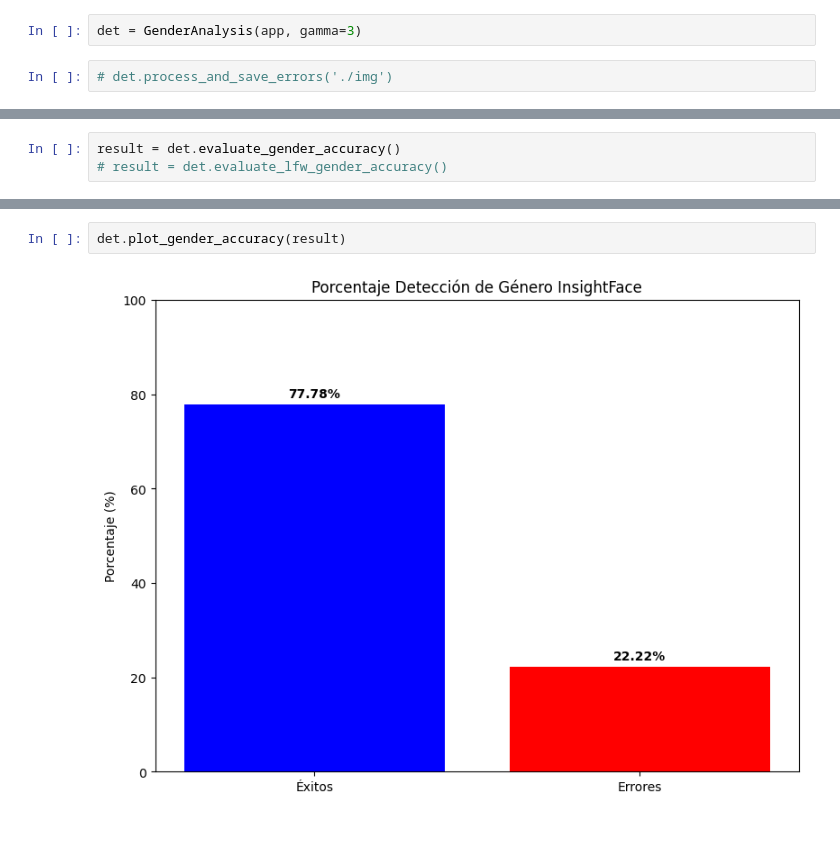
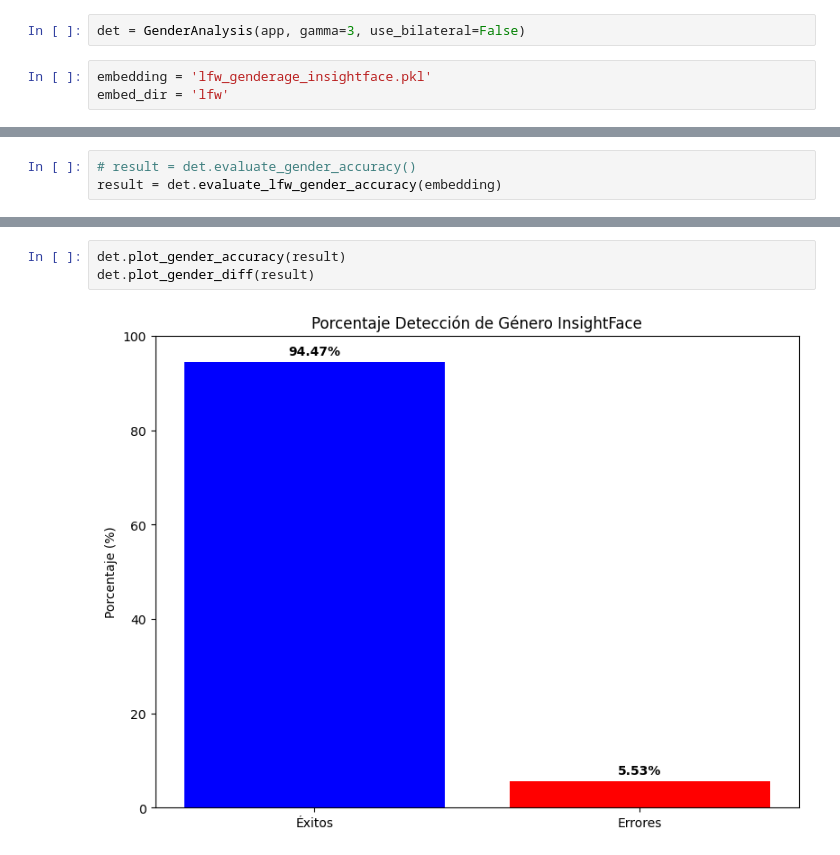
Before and after one commit to lumini-statio/genderage_recognizer, a Jupyter notebook: main.ipynb, the cells around one changed output, grey strips where cells are left out. Cells and saved outputs as stored; diff of their text form.

Commit message:
features: new embeddings, option to change gamma and apply bilateral filter

```diff
--- a/main.ipynb
+++ b/main.ipynb
@@ -19,6 +21,7 @@ set det-size: (240, 240)
 # %%
-det = GenderAnalysis(app, gamma=3)
+det = GenderAnalysis(app, gamma=3, use_bilateral=False)
 # %%
-# det.process_and_save_errors('./img')
+embedding = 'lfw_genderage_insightface.pkl'
+embed_dir = 'lfw'
 # %%
 from pathlib import Path
@@ -33,3 +34,3 @@ data = det.get_all_embeddings('people.pkl')
 # %%
-result = det.evaluate_gender_accuracy()
-# result = det.evaluate_lfw_gender_accuracy()
+# result = det.evaluate_gender_accuracy()
+result = det.evaluate_lfw_gender_accuracy(embedding)
@@ -42,4 +69,5 @@ exitos: 14, errores: 4, pce exitos 77.77777777777779, pce errores 22.22222222222
 # %%
 det.plot_gender_accuracy(result)
+det.plot_gender_diff(result)
 # %% [output]
-[figure, old version]
+[figure, new version]
```
Also changed, not shown: parts of 7 cells of this notebook, 6 other files.
